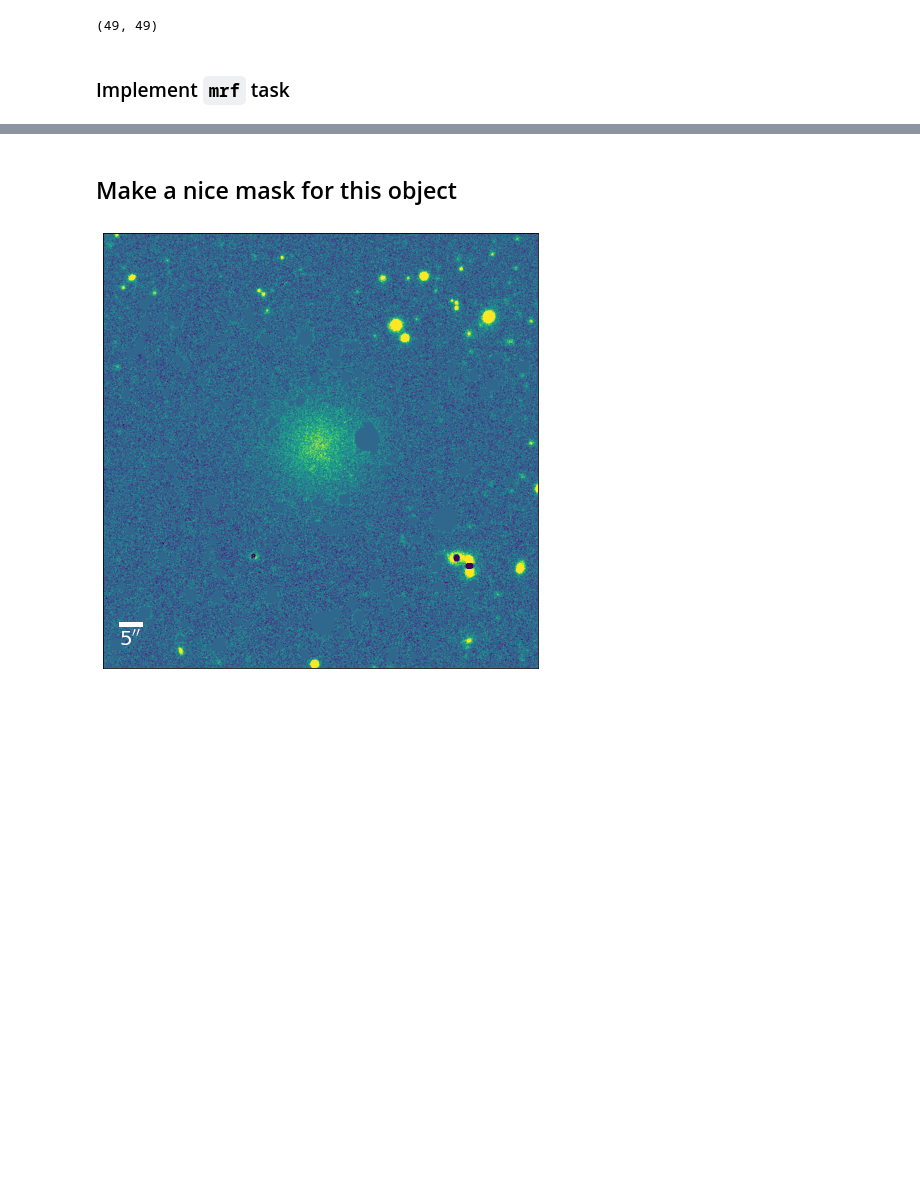
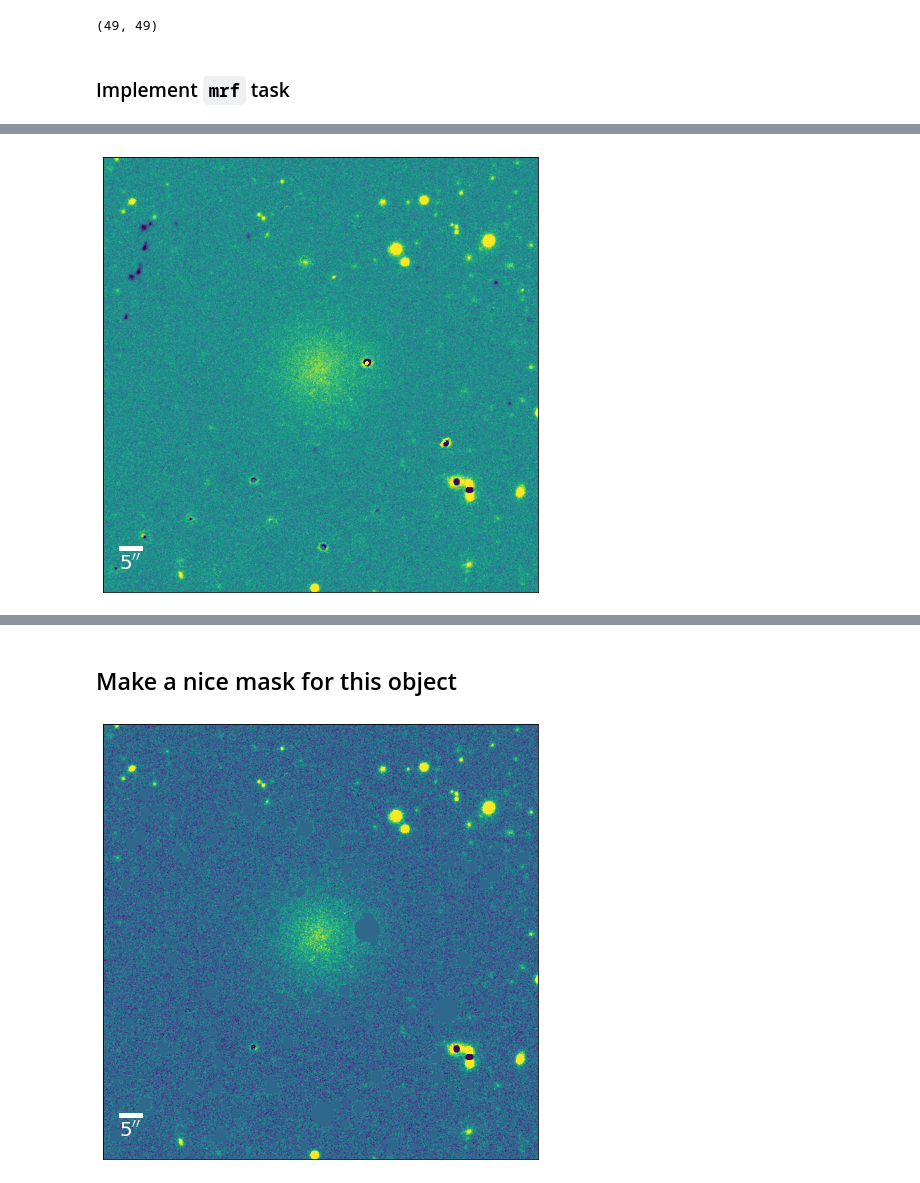
Before and after one commit to AstroJacobLi/mrf, a Jupyter notebook: examples/HST/mrfTask-n5846-g.ipynb, the cells around one changed output, grey strips where cells are left out. Saved outputs shown, nothing was run; the diff lists cells and outputs as text; code cells hidden in the pictures; blank space fills up the shorter version.

```diff
--- a/examples/HST/mrfTask-n5846.ipynb
+++ b/examples/HST/mrfTask-n5846-g.ipynb
@@ -175,0 +189,4 @@ results = task.run(img_lowres, img_hires_b, img_hires_r, certain_gal_cat, median
+# %%
+display_single(fits.open('./n5846_halosub.fits')[0].data);
+# %% [output]
+[figure, added]
```
Also changed, not shown: parts of 8 cells of this notebook, 6 other files.
